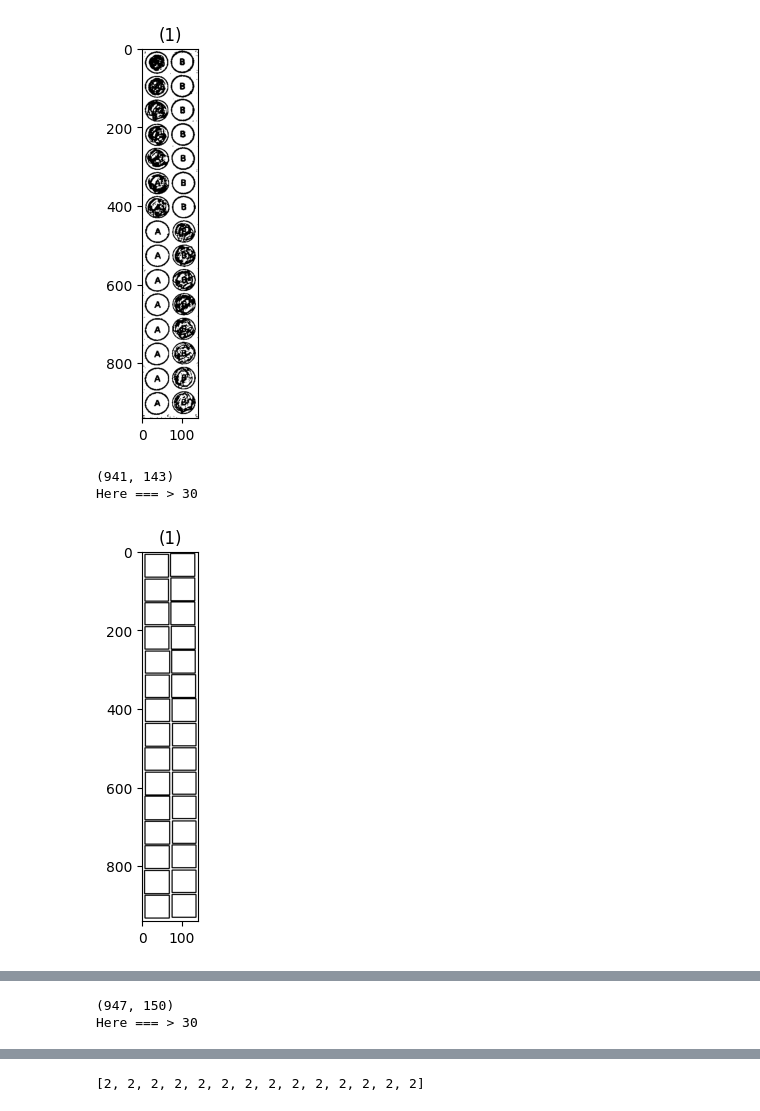
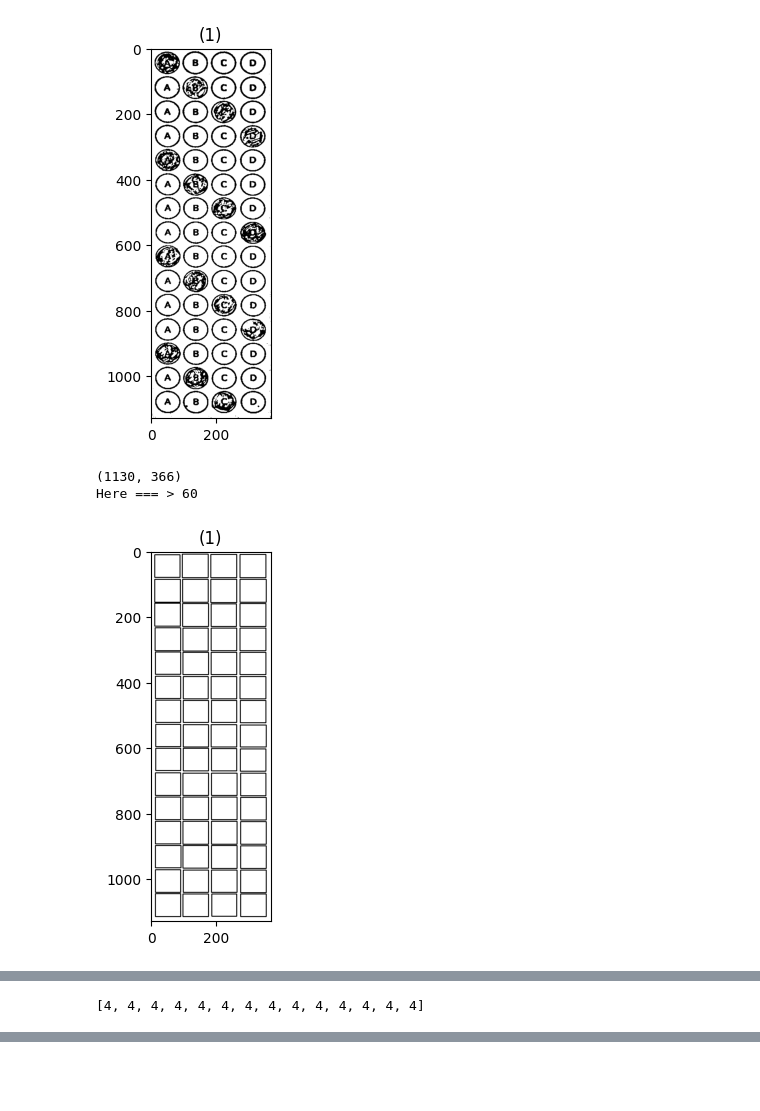
Before and after one commit to ZiadSheriif/Sa7a7LY, a Jupyter notebook: BubbleSheet/final.ipynb, the cells around one changed output, grey strips where cells are left out. Drawn from its saved outputs; the diff is of its cells as text; code cells hidden in the pictures; blank space fills up the shorter version.

```diff
--- a/BubbleSheet/final.ipynb
+++ b/BubbleSheet/final.ipynb
@@ -183,16 +215,18 @@ show_images([white_img_contours,img])
 
 def Extract_Boxes (img):
     kernel = np.ones((15,15))
-    dilatedImg = dilate(img, kernel)
+    #dilatedImg = dilate(img, kernel)
     kernel = np.ones((15,15))
-    erodedImg = erode(dilatedImg, kernel)
+    erodedImg = erode(img, kernel)
 
     contours, hierarchy = cv.findContours((255 - erodedImg*255).astype("uint8"),
     cv.RETR_EXTERNAL, cv.CHAIN_APPROX_NONE)
     white_img_large_contours = np.ones(img_cpy.shape)
     # computes the bounding box for the contour, and draws it on the frame,
     dimensions_contours = []
-    for contour in contours:
+    sorted_contours = sorted(contours, key=cv.contourArea)
+    for i in range(2):
+        contour = sorted_contours[len(sorted_contours) - i - 1]
         (x,y,w,h) = cv.boundingRect(contour)
         dimensions_contours.append( (x,y,w,h))
         cv.rectangle(white_img_large_contours, (x,y), (x+w,y+h), (0, 0, 0), 2)
@@ -203,8 +237,11 @@ def Extract_Boxes (img):
 boxes_dimensions = Extract_Boxes(white_img_contours_IDBox)
 boxes_croped_images = []
 #print(boxes_dimenstions)
+boxes_dimensions = reversed(sorted(boxes_dimensions,key=lambda dimension: boxes_dimensions[0]))
 for dimension in boxes_dimensions:
+    print(dimension)
     (x,y,w,h) = dimension
     boxes_croped_images.append(img_cpy[y:y+h,x:x+w])
+
 show_images(boxes_croped_images)
 # %% [output]
@@ -312,11 +348,13 @@ Ahmedsabry
 # %%
-kernel = np.ones((15,15))
-dilatedImg = dilate(white_img_contours, kernel)
 
-kernel = np.ones((15,15))
-erodedImg2 = erode(dilatedImg, kernel)
+kernel = np.ones((20,20))
+erodedImg2 = erode(white_img_contours, kernel)
 
-kernel = np.ones((18,18))
-erodedImg = erode(erodedImg2, kernel)
-show_images([white_img_contours,erodedImg,erodedImg2])
+kernel = np.ones((20,20))
+dilatedImg = dilate(erodedImg2, kernel)
+
+
+kernel = np.ones((25,25))
+erodedImg = erode(dilatedImg, kernel)
+show_images([white_img_contours,dilatedImg,erodedImg,erodedImg2])
 # %% [output]
@@ -327,11 +365,17 @@ contours, hierarchy = cv.findContours((255 - erodedImg*255).astype("uint8"),
 white_img_large_contours = np.ones(img_cpy.shape)
 # computes the bounding box for the contour, and draws it on the frame,
 dimensions_contours = []
+
+c = max(contours, key = cv.contourArea)
+maxCountourArea = cv.contourArea(c)
+
 for contour in contours:
+    if maxCountourArea * 0.2 > cv.contourArea(contour):
+        continue
     (x,y,w,h) = cv.boundingRect(contour)
     dimensions_contours.append( (x,y,w,h))
     cv.rectangle(white_img_large_contours, (x,y), (x+w,y+h), (0, 0, 0), 2)
-#dimensions_contours = sorted(dimensions_contours, key=lambda dimension: dimension[0])
+dimensions_contours = sorted(dimensions_contours, key=lambda dimension: dimension[0])
 
 print(dimensions_contours)
 show_images([white_img_large_contours])
@@ -359,41 +403,42 @@ def find_contours_to_rect(img):
     dimensions_contours = []
     for contour in sorted_contours:
         (x,y,w,h) = cv.boundingRect(contour)
-        if w/h >= 0.8 and w/h <=1.4  and w*h > img.shape[0]*img.shape[1]/120:
+        if w/h >= 0.8 and w/h <=1.4  and w*h > img.shape[0]*img.shape[1]/160:
             dimensions_contours.append((x,y,w,h))
             cv.rectangle(white_img_large_contours, (x,y), (x+w,y+h), (0, 0, 0), 2)
     print("Here === >",len(dimensions_contours))
     return white_img_large_contours,dimensions_contours
 
 contour_cropped_imgs = []
 dimensions_cropped_imgs = []
+
 for image in croped_images:
     result_img,result_dimenstion = find_contours_to_rect(image)
     contour_cropped_imgs.append([result_img])
     dimensions_cropped_imgs.append(result_dimenstion)
     show_images([result_img])
 
 contours_count = []
 non_overlapped_cnts = []
 for dimensions_cropped_img in dimensions_cropped_imgs[0]:
     isOverlapped = False
     for contour in non_overlapped_cnts:
         (x,y,w,h) = dimensions_cropped_img
         (x1,y1,w1,h1) = contour
         if (x>=x1 and x<=x1+w1) or (x+w>=x1 and x+w<=x1+w1):
             isOverlapped = True
             break
     if isOverlapped:
         contours_count.append(len(non_overlapped_cnts))
         non_overlapped_cnts = []
         non_overlapped_cnts.append(dimensions_cropped_img)
     else:
         non_overlapped_cnts.append(dimensions_cropped_img)
     #print(non_overlapped_cnts)
 
 print(contours_count)
 # %% [output]
-[figure, old version]
+[figure, new version]
-(941, 143)
-Here === > 30
+(1130, 366)
+Here === > 60
-[figure, old version]
+[figure, new version]
@@ -401,2 +445 @@ Here === > 30
-(947, 150)
-Here === > 30
+[4, 4, 4, 4, 4, 4, 4, 4, 4, 4, 4, 4, 4, 4]
@@ -404,4 +446,3 @@ Here === > 30
-[2, 2, 2, 2, 2, 2, 2, 2, 2, 2, 2, 2, 2, 2]
 # %%
 contours_count = np.array(contours_count)
 frequency = [0]*np.max(contours_count+1)
```
Also changed, not shown: parts of 22 cells of this notebook, 25 other files.
